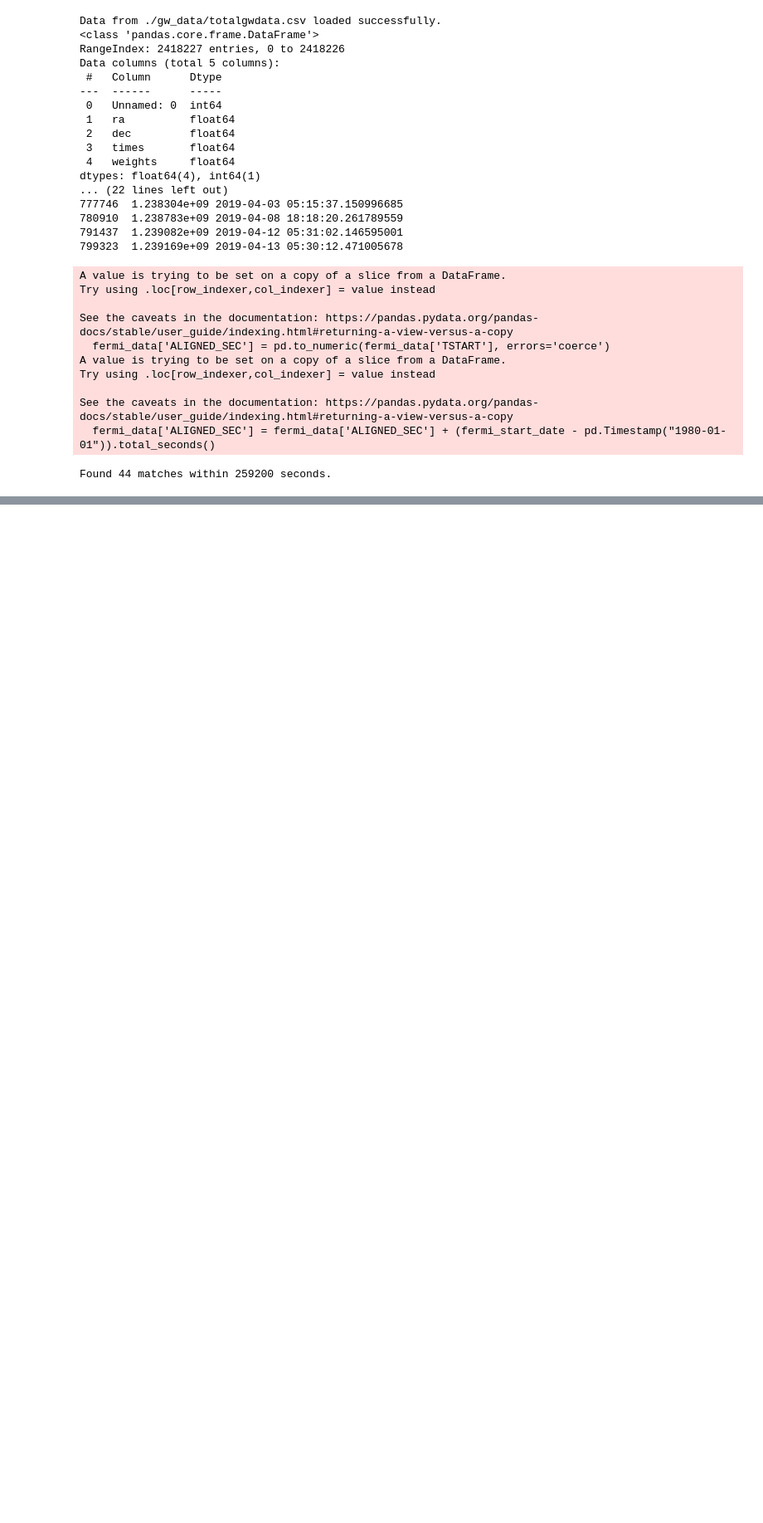
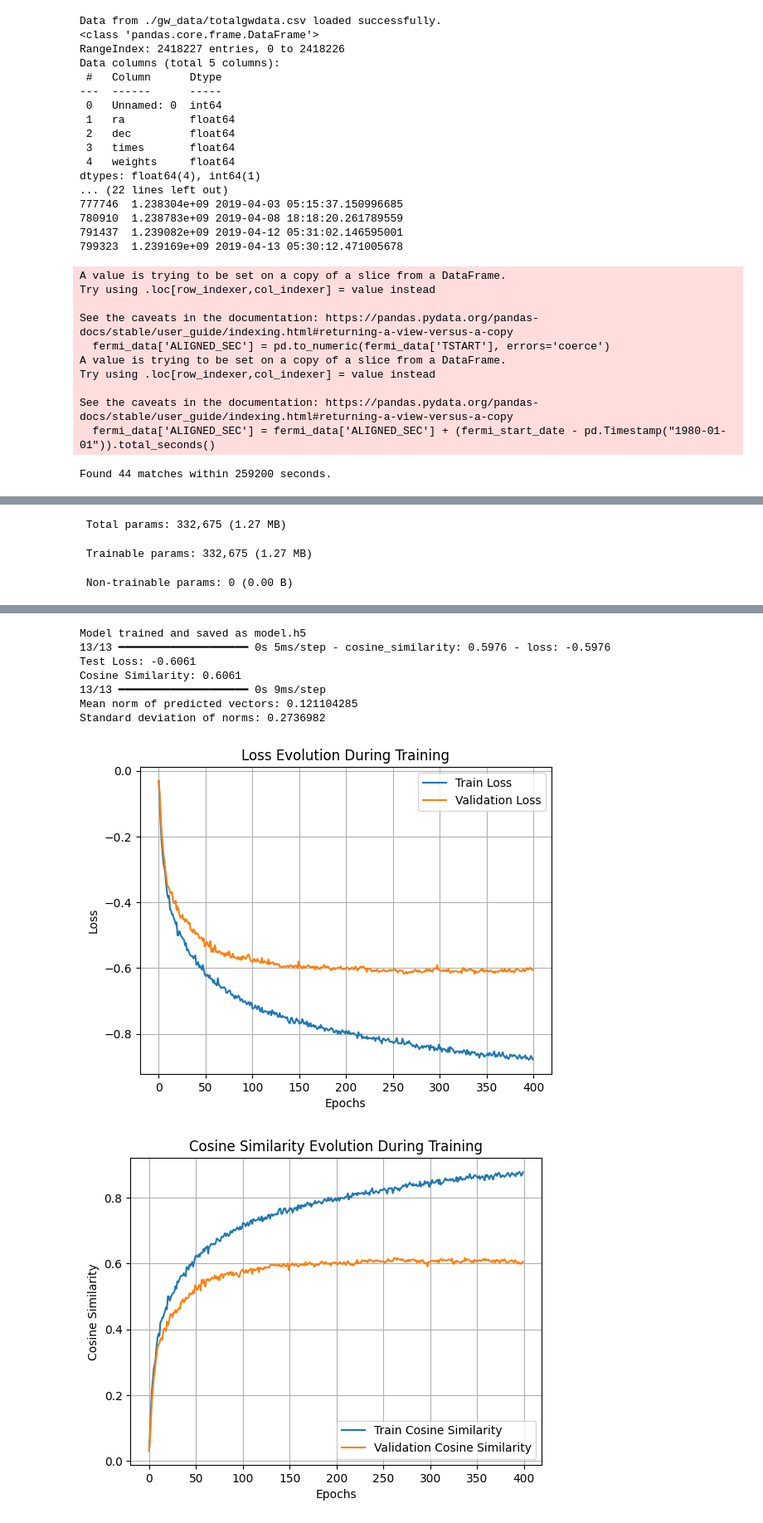
Before and after one commit to PHYS549/group_project_2025, a Jupyter notebook: demo/fermi_position_predictor.ipynb, the cells around one changed output, grey strips where cells are left out. Shown at 83% size. Saved outputs shown, nothing was run; the diff lists cells and outputs as text; code cells hidden in the pictures; blank space fills up the shorter version.

```diff
--- a/demo/fermi_position_predictor.ipynb
+++ b/demo/fermi_position_predictor.ipynb
@@ -469,0 +265,5 @@ Model: "sequential_3"
+# %%
+# This time, we test model trained without trigger data
+no_trigger_columns = PH_CNT_columns + Orientation_columns # No Trigger Data
+model, X_scaled, val_acc_no_trig = train_GRB_localization_model(fermi_data, no_trigger_columns)
+# %% [output]
@@ -469,0 +288,3 @@ Model: "sequential_3"
+ Total params: 332,675 (1.27 MB)
+ Trainable params: 332,675 (1.27 MB)
+ Non-trainable params: 0 (0.00 B)
@@ -469,0 +309,9 @@ Model: "sequential_3"
+Model trained and saved as model.h5
+13/13 ━━━━━━━━━━━━━━━━━━━━ 0s 5ms/step - cosine_similarity: 0.5976 - loss: -0.5976
+Test Loss: -0.6061
+Cosine Similarity: 0.6061
+13/13 ━━━━━━━━━━━━━━━━━━━━ 0s 9ms/step
+Mean norm of predicted vectors: 0.121104285
+Standard deviation of norms: 0.2736982
+[figure, added]
+[figure, added]
```
Also changed, not shown: parts of 24 cells of this notebook.
